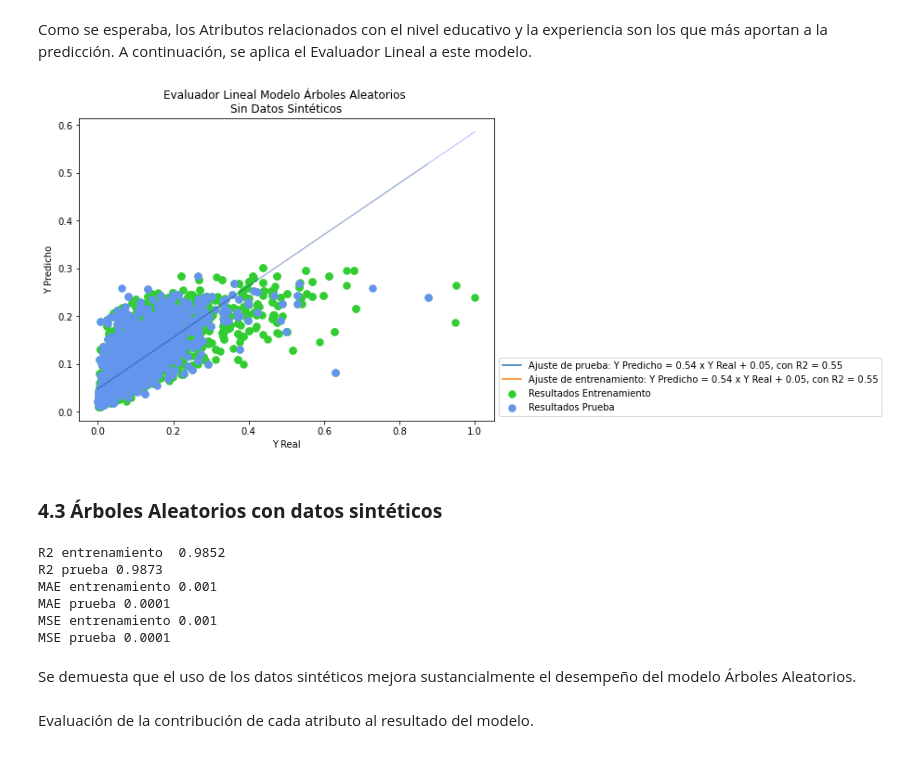
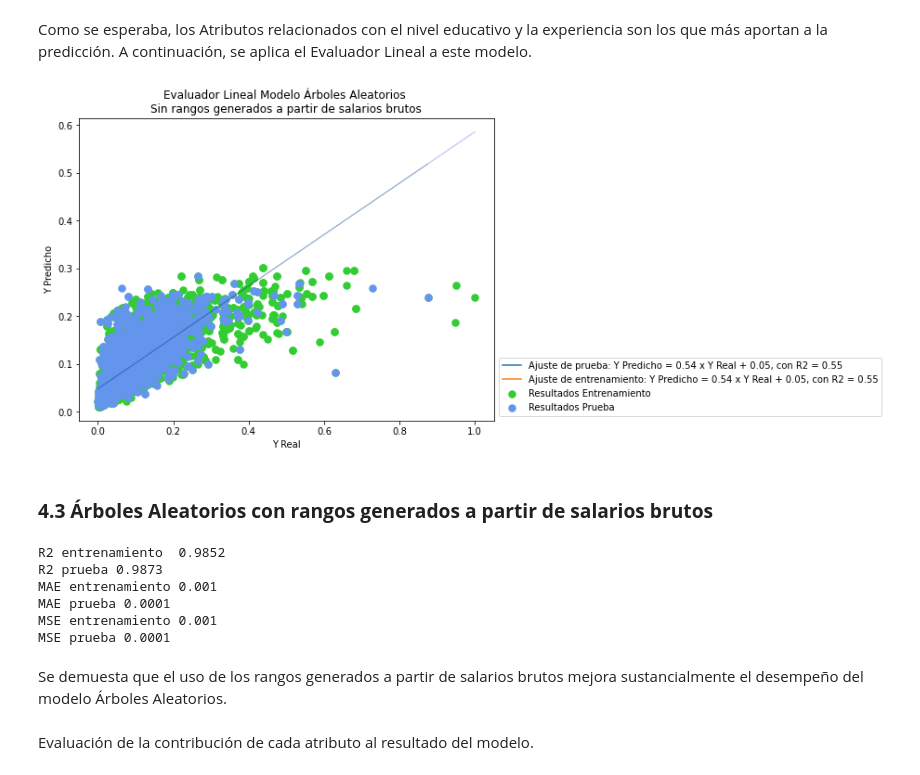
Before and after one commit to jorgeBulgarelli/Tareas_Ciencia_Datos_2, a Jupyter notebook: Proyecto Final Aprendizaje Automatico TEC - Edwin Mejia y Jorge Bulgarelli.ipynb, the cells around one changed output. Drawn from its saved outputs; the diff is of its cells as text; code cells hidden in the pictures.

```diff
--- a/Proyecto Final Aprendizaje Automatico TEC - Edwin Mejia y Jorge Bulgarelli.ipynb
+++ b/Proyecto Final Aprendizaje Automatico TEC - Edwin Mejia y Jorge Bulgarelli.ipynb
@@ -778,31 +778,31 @@ y_entrenamiento = Y_real_entrenamiento * m_entrenamiento + b_entrenamiento
 # %%
 # Gráfico Evaluador Lineal
 
 plt.figure(figsize=(8,6))
 
-plt.title('Evaluador Lineal Modelo Árboles Aleatorios \nSin Datos Sintéticos')
+plt.title('Evaluador Lineal Modelo Árboles Aleatorios \nSin rangos generados a partir de salarios brutos')
 
 plt.scatter(Y_real_entrenamiento, Y_predicho_entrenamiento, color='limegreen', linewidth=2.5, label = "Resultados Entrenamiento")
 plt.scatter(Y_real_prueba, Y_predicho_prueba, color='cornflowerblue', linewidth=2.5, label = "Resultados Prueba")
 
 plt.plot(Y_real_prueba, y_prueba, color='green', linewidth=1, alpha = 0.2)
 plt.plot(Y_real_entrenamiento, y_entrenamiento, color='blue', linewidth=1, alpha = 0.2)
 
 plt.plot([], [], '-', label=f"Ajuste de prueba: Y Predicho = {np.round(m_prueba, 2)} x Y Real + {np.round(b_prueba, 2)}, con R2 = {np.round(r2_score(Y_real_prueba, Y_predicho_prueba), 2)}")
 plt.plot([], [], '-', label=f"Ajuste de entrenamiento: Y Predicho = {np.round(m_entrenamiento, 2)} x Y Real + {np.round(b_entrenamiento, 2)}, con R2 = {np.round(r2_score(Y_real_prueba, Y_predicho_prueba), 2)}")
 plt.legend()
 
 plt.xlabel("Y Real") #eje x
 plt.ylabel("Y Predicho") #eje y
 
 # Reubicar leyenda del gráfico
 plt.legend(bbox_to_anchor=(1,0), loc = 'lower left')
 
 plt.show()
 # %% [output]
-[figure, old version]
+[figure, new version]
 # %% [markdown]
-### **4.3 Árboles Aleatorios con datos sintéticos**
+### **4.3 Árboles Aleatorios con rangos generados a partir de salarios brutos**
 # %%
 # Asignar modelo a variable y entrenar modelo
 Modelo_RandomForest = RandomForestRegressor(n_estimators = 60, min_samples_split = 12, min_samples_leaf = 1,
@@ -828,7 +828,7 @@ MAE prueba 0.0001
 MSE entrenamiento 0.001
 MSE prueba 0.0001
 # %% [markdown]
-Se demuesta que el uso de los datos sintéticos mejora sustancialmente el desempeño del modelo Árboles Aleatorios.
+Se demuesta que el uso de los rangos generados a partir de salarios brutos mejora sustancialmente el desempeño del modelo Árboles Aleatorios.
 # %% [markdown]
 Evaluación de la contribución de cada atributo al resultado del modelo.
 # %%
```
Also changed, not shown: parts of 31 cells of this notebook.
